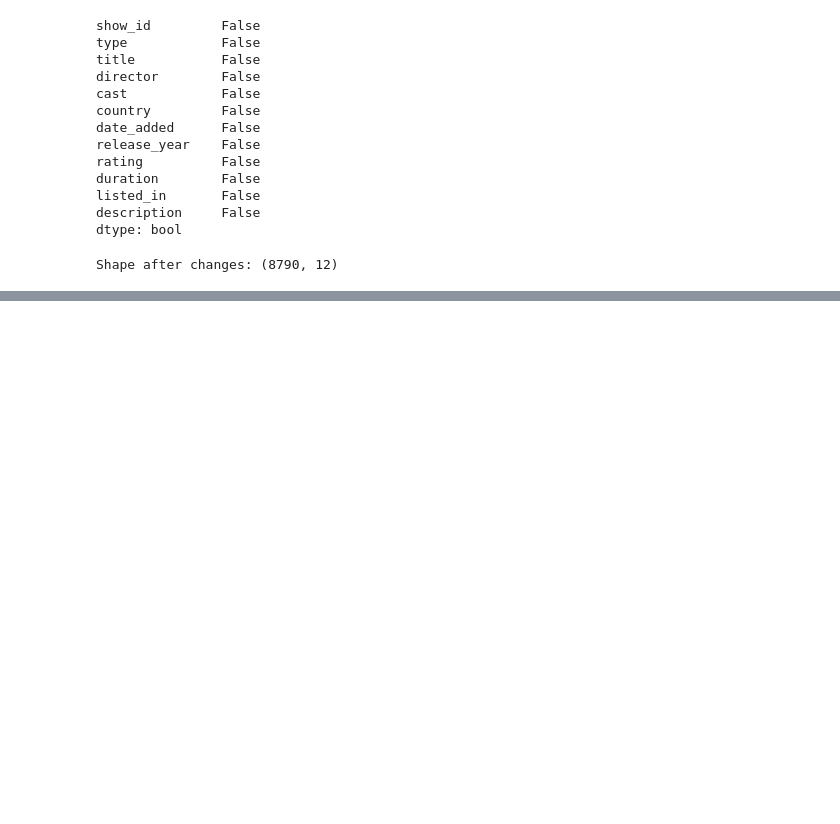
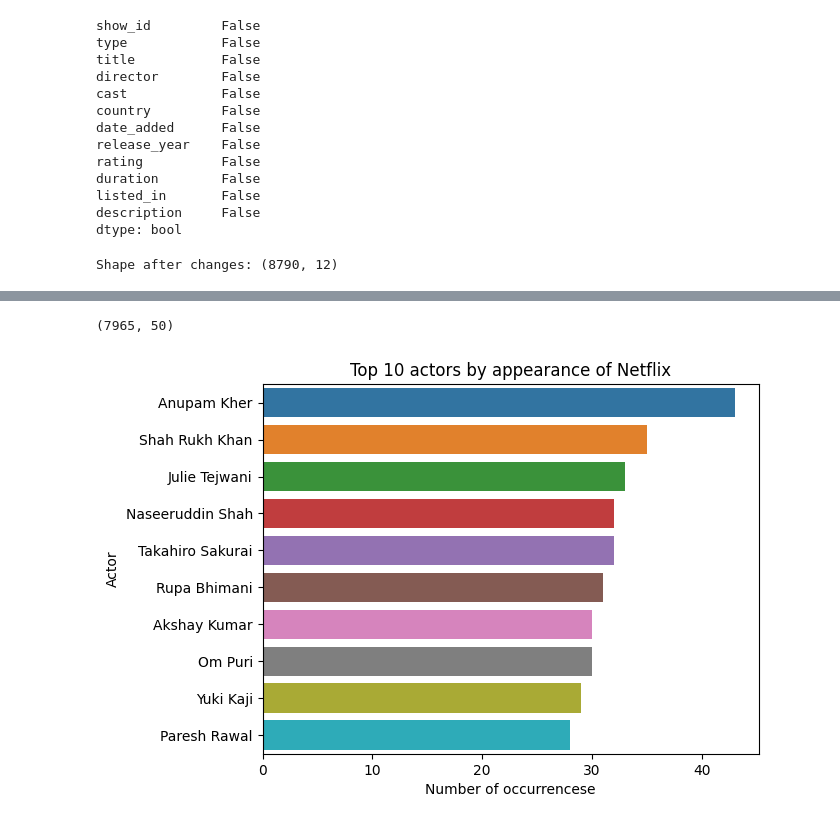
Before and after one commit to sbaglieri13/Data-Exploration-and-Preprocessing, a Jupyter notebook: Data exploration & preprocessing.ipynb, the cells around one changed output, grey strips where cells are left out. Drawn from its saved outputs; the diff is of its cells as text; code cells hidden in the pictures; blank space fills up the shorter version.

```diff
--- a/Data exploration & preprocessing.ipynb
+++ b/Data exploration & preprocessing.ipynb
@@ -230,0 +361,3 @@ Shape after changes: (8790, 12)
+# %%
+df_cast = df[df['cast']!='No Cast']
+df_cast['cast']
@@ -230,0 +377,3 @@ Shape after changes: (8790, 12)
+# %%
+actors = df_cast['cast'].str.split(', ', expand=True)
+actors
@@ -230,0 +394,14 @@ Shape after changes: (8790, 12)
+# %%
+actors.shape
+# %% [output]
+(7965, 50)
+# %%
+actors = actors.stack()
+# %%
+plot = sns.countplot(y = actors, order=actors.value_counts().index[:10])
+plt.title('Top 10 actors by appearance of Netflix')
+plt.xlabel('Number of occurrencese')
+plt.ylabel('Actor')
+plt.show()
+# %% [output]
+[figure, added]
```
Also changed, not shown: parts of 22 cells of this notebook.
